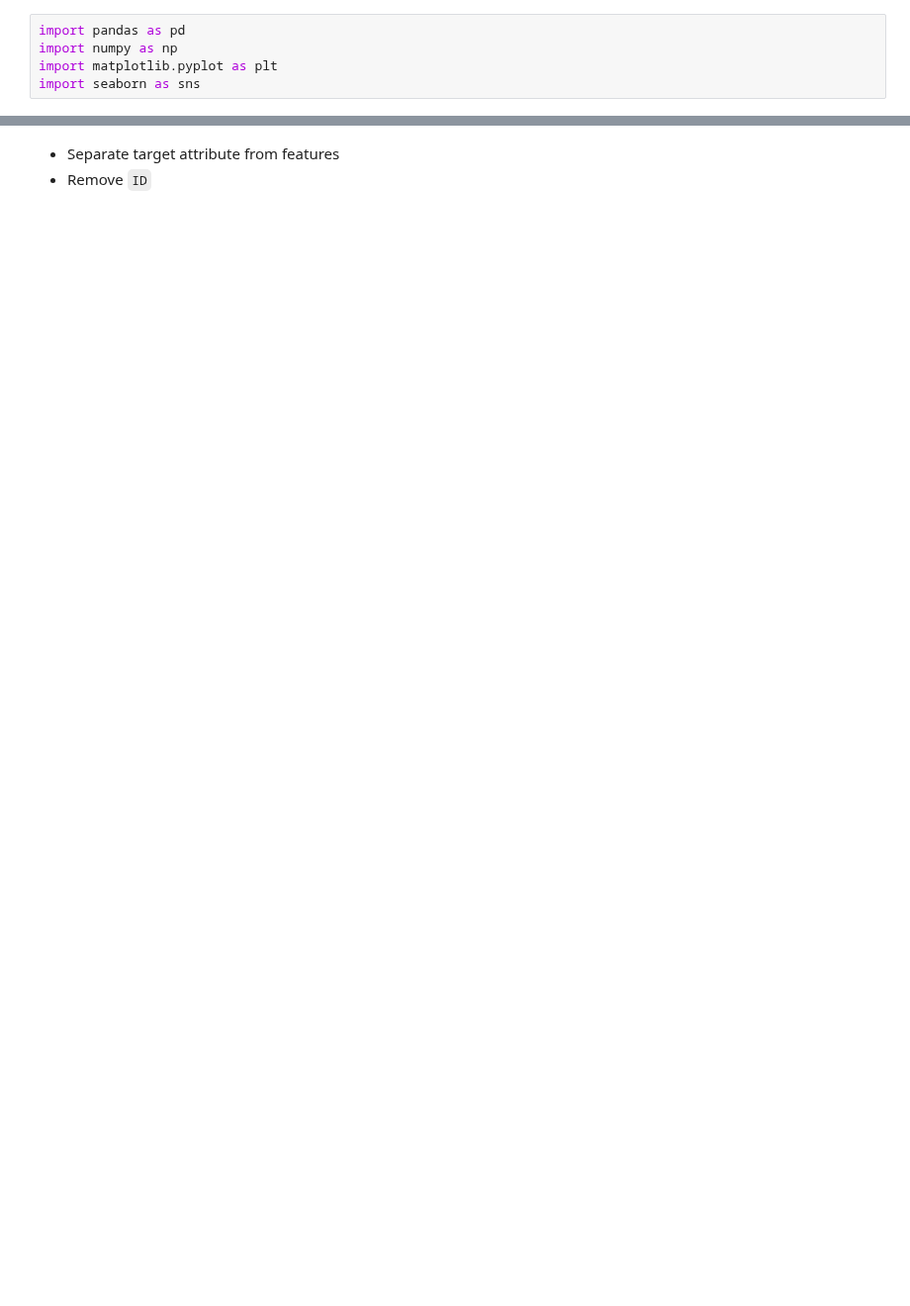
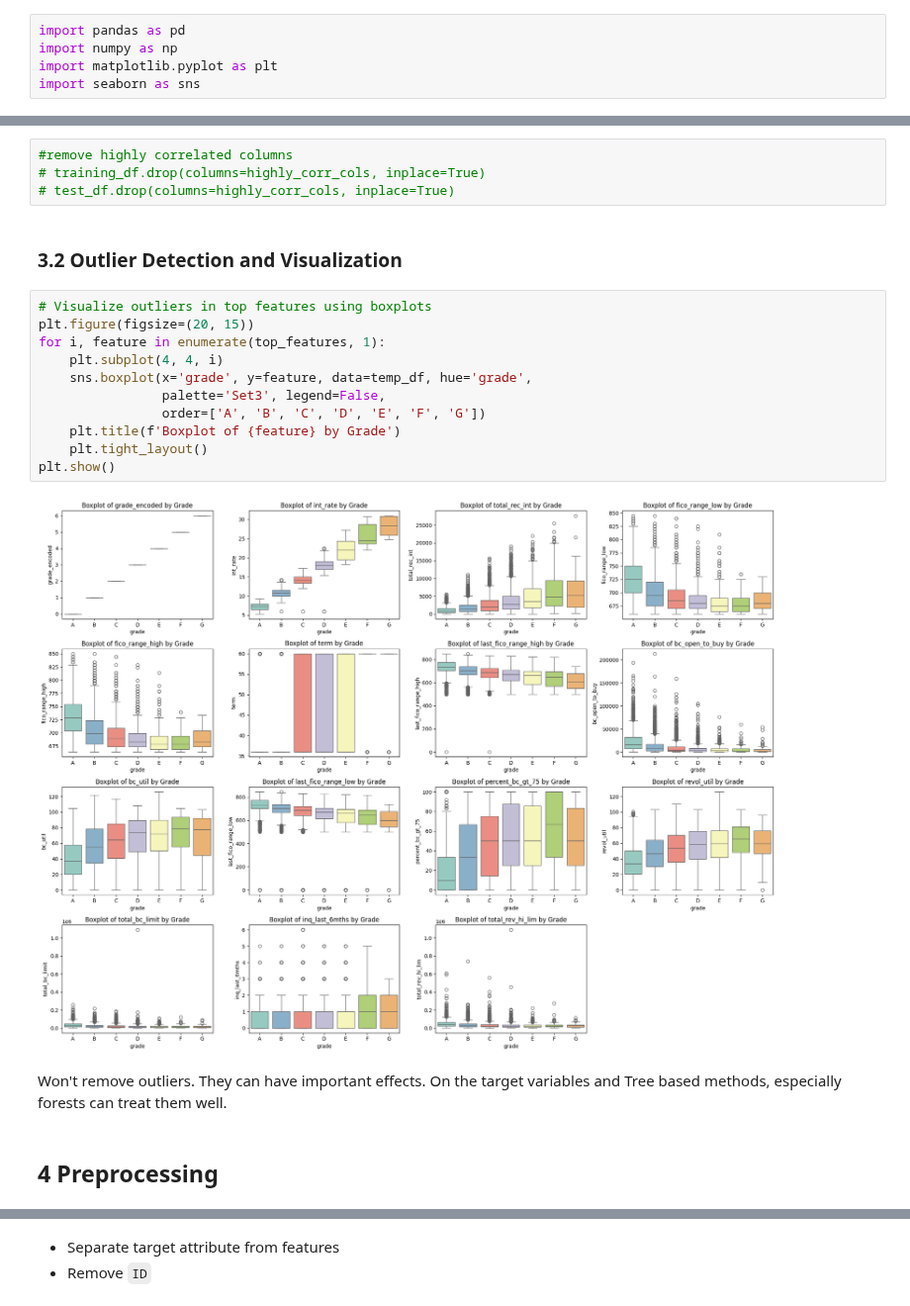
Before and after one commit to AlbertZweistein-2/184.702_MachineLearning, a Jupyter notebook: Ex1/source/Group73_OlsacherPoneschWinkler_Loan.ipynb, the cells around one changed output, grey strips where cells are left out. Shown at 99% size. Saved outputs shown, nothing was run; the diff lists cells and outputs as text; blank space fills up the shorter version.

```diff
--- a/Ex1/source/Group73_OlsacherPoneschWinkler_Loan.ipynb
+++ b/Ex1/source/Group73_OlsacherPoneschWinkler_Loan.ipynb
@@ -137 +428,24 @@ grade                     object     0               n.a.       n.a.       {'F',
+# %%
+#remove highly correlated columns
+# training_df.drop(columns=highly_corr_cols, inplace=True)
+# test_df.drop(columns=highly_corr_cols, inplace=True)
+# %% [markdown]
+### 3.2 Outlier Detection and Visualization
+# %%
+# Visualize outliers in top features using boxplots
+plt.figure(figsize=(20, 15))
+for i, feature in enumerate(top_features, 1):
+    plt.subplot(4, 4, i)
+    sns.boxplot(x='grade', y=feature, data=temp_df, hue='grade',
+                palette='Set3', legend=False,
+                order=['A', 'B', 'C', 'D', 'E', 'F', 'G'])
+    plt.title(f'Boxplot of {feature} by Grade')
+    plt.tight_layout()
+plt.show()
+# %% [output]
+[figure, added]
+# %% [markdown]
+Won't remove outliers. They can have important effects. On the target variables and Tree based methods, especially forests can treat them well.
+# %% [markdown]
+## 4 Preprocessing
 # %% [markdown]
```
Also changed, not shown: parts of 68 cells of this notebook, 11 other files.
